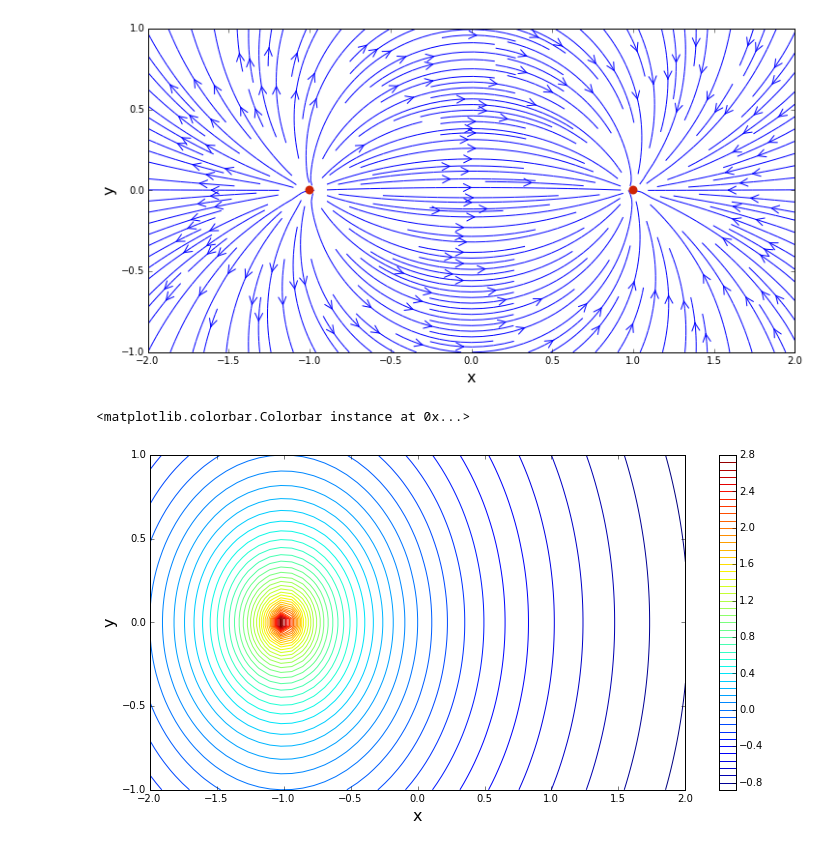
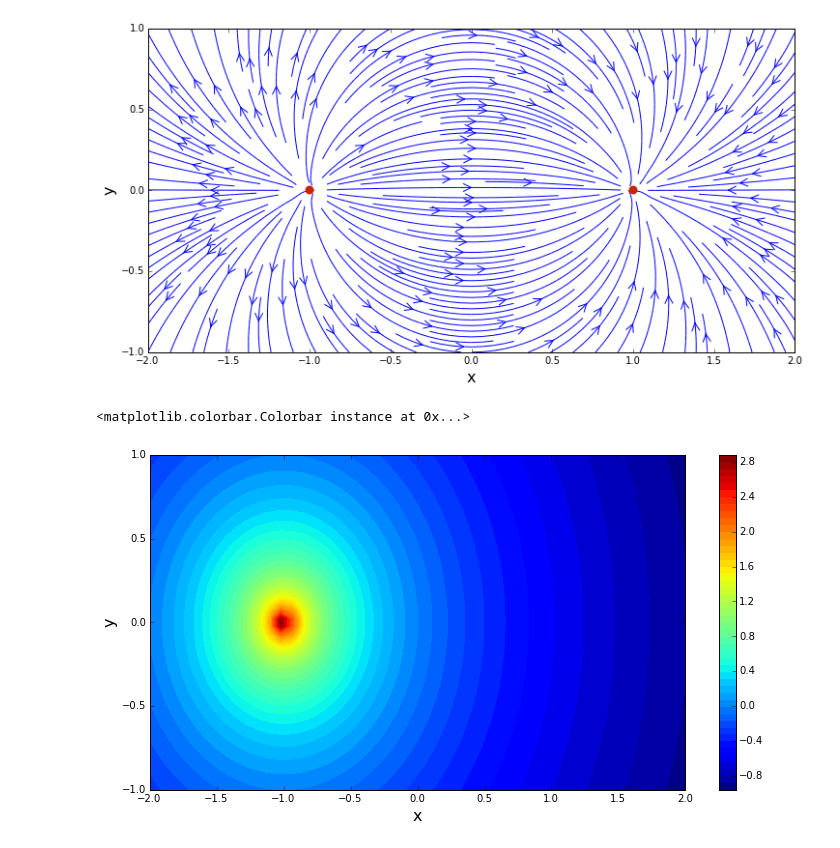
Before and after one commit to mglasstone/MAE6226, a Jupyter notebook: Source_Sink_Pair.ipynb, the cells around one changed output. Saved outputs shown, nothing was run; the diff lists cells and outputs as text; code cells hidden in the pictures.

```diff
--- a/Source_Sink_Pair.ipynb
+++ b/Source_Sink_Pair.ipynb
@@ -83,21 +83,21 @@ plt.scatter([x_source, x_sink], [y_source, y_sink],
 # %%
 #Source Velocity Potential
 r_source = np.sqrt((X-x_source)**2 + (Y-y_source)**2)
 pot_source = -strength_source/(2*pi)*np.log(r_source)
 
 # Source velocity potential contour plot
 size = 12
 num_levels = 50
 plt.figure(figsize=(size, (y_end-y_start)/(x_end-x_start)*size))
 plt.xlabel('x', fontsize=16)
 plt.ylabel('y', fontsize=16)
 plt.xlim(x_start, x_end)
 plt.ylim(y_start, y_end)
-plt.contour(X, Y, pot_source, num_levels)
+plt.contourf(X, Y, pot_source, num_levels)
 plt.colorbar(extend='both')
 # %% [output]
 <matplotlib.colorbar.Colorbar instance at 0x...>
-[figure, old version]
+[figure, new version]
 # %%
 # Sink velocity potential
 r_sink = np.sqrt((X-x_sink)**2 + (Y-y_sink)**2)
```
Also changed, not shown: parts of 2 cells of this notebook, 1 other file.
